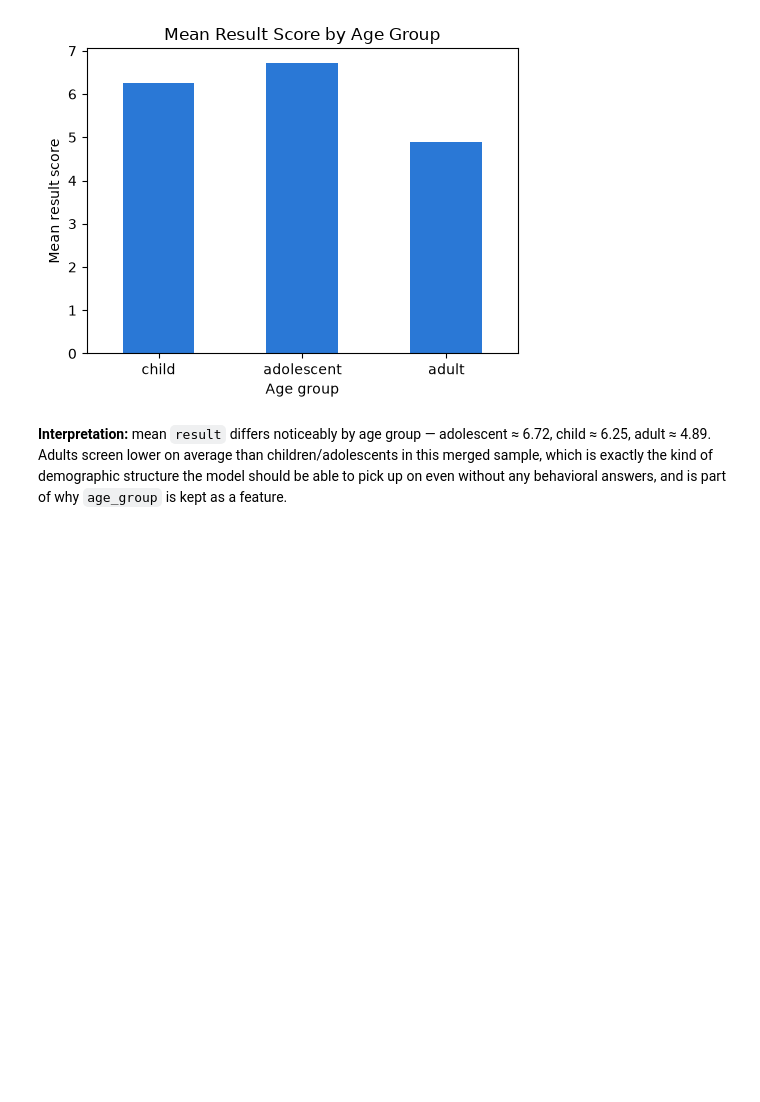
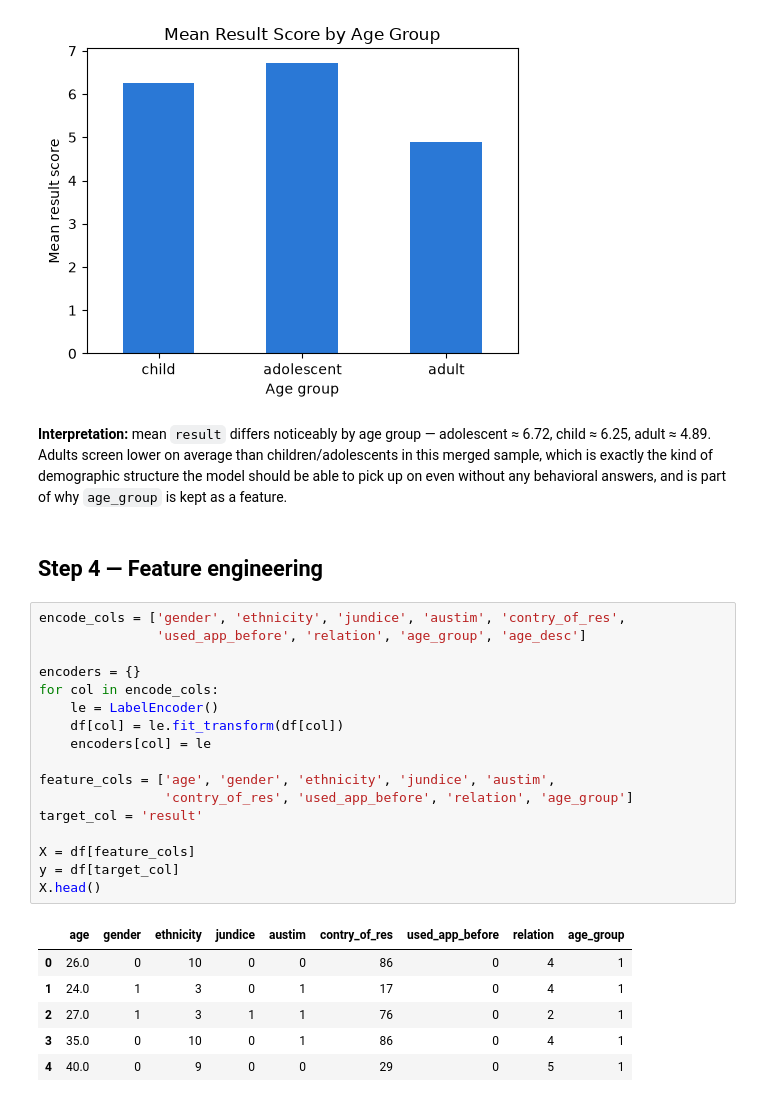
Before and after one commit to Divine-kuzo/linear_regression_model, a Jupyter notebook: summative/linear_regression/multivariate.ipynb, the cells around one changed output. Drawn from its saved outputs; the diff is of its cells as text; blank space fills up the shorter version.

Commit message:
fix: re-execute Step 4 label-encoding on age-outlier-cleaned data

```diff
--- a/summative/linear_regression/multivariate.ipynb
+++ b/summative/linear_regression/multivariate.ipynb
@@ -179,3 +179,29 @@ average than children/adolescents in this merged sample, which is exactly
 the kind of demographic structure the model should be able to pick up on
 even without any behavioral answers, and is part of why `age_group` is kept
 as a feature.
+# %% [markdown]
+## Step 4 — Feature engineering
+# %%
+encode_cols = ['gender', 'ethnicity', 'jundice', 'austim', 'contry_of_res',
+               'used_app_before', 'relation', 'age_group', 'age_desc']
+
+encoders = {}
+for col in encode_cols:
+    le = LabelEncoder()
+    df[col] = le.fit_transform(df[col])
+    encoders[col] = le
+
+feature_cols = ['age', 'gender', 'ethnicity', 'jundice', 'austim',
+                'contry_of_res', 'used_app_before', 'relation', 'age_group']
+target_col = 'result'
+
+X = df[feature_cols]
+y = df[target_col]
+X.head()
+# %% [output]
+|  | age | gender | ethnicity | jundice | austim | contry_of_res | used_app_before | relation | age_group |
+| 0 | 26.0 | 0 | 10 | 0 | 0 | 86 | 0 | 4 | 1 |
+| 1 | 24.0 | 1 | 3 | 0 | 1 | 17 | 0 | 4 | 1 |
+| 2 | 27.0 | 1 | 3 | 1 | 1 | 76 | 0 | 2 | 1 |
+| 3 | 35.0 | 0 | 10 | 0 | 1 | 86 | 0 | 4 | 1 |
+| 4 | 40.0 | 0 | 9 | 0 | 0 | 29 | 0 | 5 | 1 |
```
